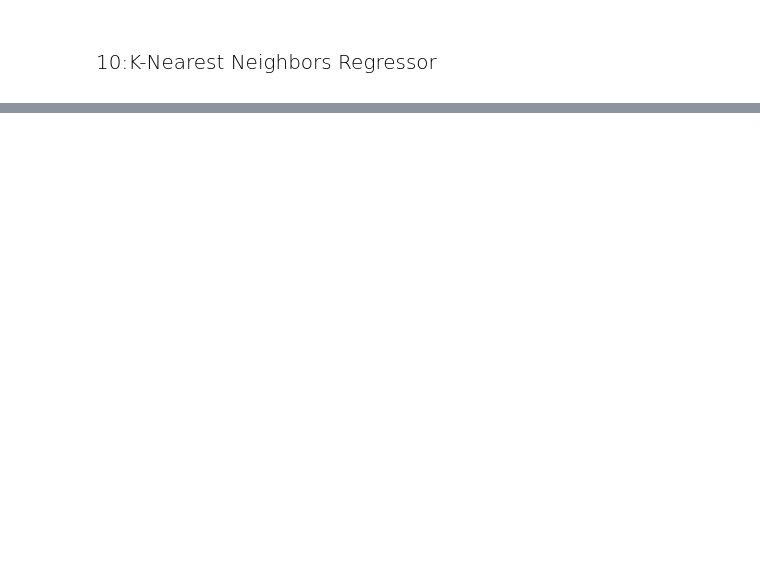
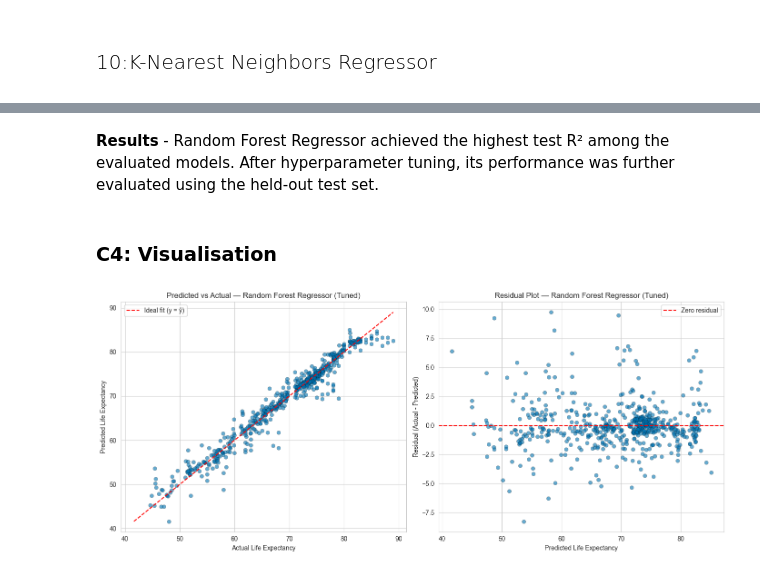
Before and after one commit to srinithi-karunakaran/Cognix_ML_Capstone, a Jupyter notebook: notebooks/regression.ipynb, the cells around one changed output, grey strips where cells are left out. Drawn from its saved outputs; the diff is of its cells as text; code cells hidden in the pictures; blank space fills up the shorter version.

```diff
--- a/notebooks/regression.ipynb
+++ b/notebooks/regression.ipynb
@@ -243,10 +265,11 @@ imputer = SimpleImputer(strategy='median')
 
 X_train[num_cols] = imputer.fit_transform(X_train[num_cols])
 X_test[num_cols] = imputer.transform(X_test[num_cols])
+
 #catogorical
 cat_imputer = SimpleImputer(strategy='most_frequent')
 
-cat_cols = X_train.select_dtypes(include='object').columns
+cat_cols = X_train.select_dtypes(include=['object', 'str']).columns
 
 X_train[cat_cols] = cat_imputer.fit_transform(X_train[cat_cols])
 X_test[cat_cols] = cat_imputer.transform(X_test[cat_cols])
@@ -341,7 +369,7 @@ X_test[num_cols] = X_test[num_cols].clip(lower, upper, axis=1)
 from sklearn.preprocessing import OneHotEncoder
 import pandas as pd
 
-cat_cols = X_train.select_dtypes(include='object').columns
+cat_cols = X_train.select_dtypes(include=['object', 'str']).columns
 
 encoder = OneHotEncoder(handle_unknown='ignore', sparse_output=False)
 
@@ -740,0 +928,37 @@ R2 Score: 0.9248362301991904
+# %% [markdown]
+**Results** - Random Forest Regressor achieved the highest test R² among the evaluated models. After hyperparameter tuning, its performance was further evaluated using the held-out test set.
+# %% [markdown]
+### C4: Visualisation
+# %%
+# ============================================================
+# C4: Best model diagnostics (Random Forest, tuned) + feature importance
+# ============================================================
+
+best_model_name = 'Random Forest Regressor (Tuned)'
+y_pred_best = y_pred_rf_tuned
+residuals = y_test - y_pred_best
+
+fig, axes = plt.subplots(1, 2, figsize=(14, 6))
+
+# Predicted vs Actual
+axes[0].scatter(y_test, y_pred_best, alpha=0.6, edgecolor='k', linewidth=0.3)
+lims = [min(y_test.min(), y_pred_best.min()), max(y_test.max(), y_pred_best.max())]
+axes[0].plot(lims, lims, 'r--', label='Ideal fit (y = ŷ)')
+axes[0].set_xlabel('Actual Life Expectancy')
+axes[0].set_ylabel('Predicted Life Expectancy')
+axes[0].set_title(f'Predicted vs Actual — {best_model_name}')
+axes[0].legend()
+
+# Residual plot
+axes[1].scatter(y_pred_best, residuals, alpha=0.6, edgecolor='k', linewidth=0.3)
+axes[1].axhline(0, color='r', linestyle='--', label='Zero residual')
+axes[1].set_xlabel('Predicted Life Expectancy')
+axes[1].set_ylabel('Residual (Actual - Predicted)')
+axes[1].set_title(f'Residual Plot — {best_model_name}')
+axes[1].legend()
+
+plt.tight_layout()
+plt.savefig('best_model_diagnostics.png', bbox_inches='tight')
+plt.show()
+# %% [output]
+[figure, added]
```
Also changed, not shown: parts of 30 cells of this notebook.
